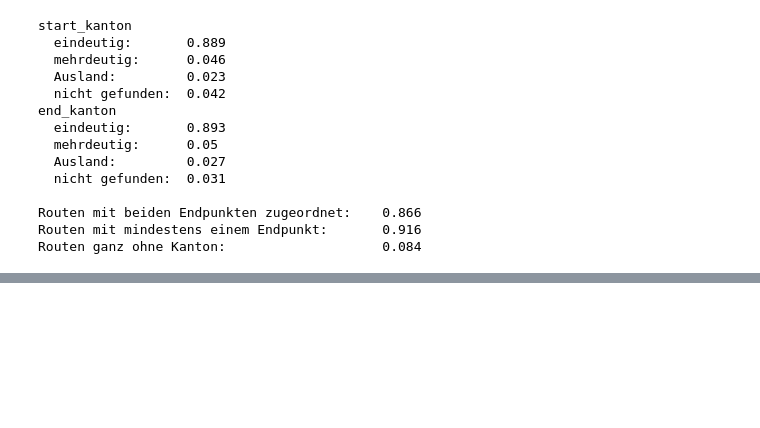
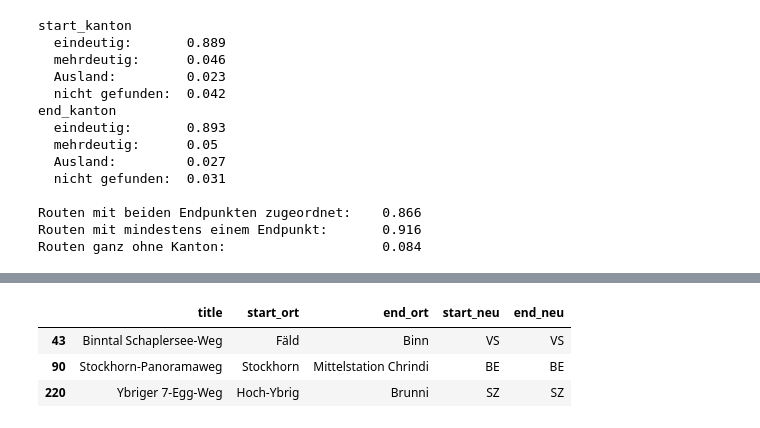
Before and after one commit to Simonblatt/CIP_HS2026_104, a Jupyter notebook: merging_results.ipynb, the cells around one changed output, grey strips where cells are left out. Cells and saved outputs as stored; diff of their text form; code cells hidden in the pictures; blank space fills up the shorter version.

```diff
--- a/merging_results.ipynb
+++ b/merging_results.ipynb
@@ -692,0 +875,4 @@ result.to_csv("result_kantone.csv", index=False)
+# %%
+for name in nicht_gefunden:
+    print(name, "→", kanton_swisstopo(name))
+    time.sleep(0.5)
@@ -692,0 +889,11 @@ result.to_csv("result_kantone.csv", index=False)
+# %%
+neu_ergebnis = {}
+for name in nicht_gefunden:
+    neu_ergebnis[name] = kanton_swisstopo(name)
+    time.sleep(0.5)
+
+for ort, kanton in [("start_ort", "start_kanton"), ("end_ort", "end_kanton")]:
+    maske = result[kanton].isna()
+    result.loc[maske, kanton] = result.loc[maske, ort].map(neu_ergebnis)
+
+stand()
@@ -692,0 +963,28 @@ result.to_csv("result_kantone.csv", index=False)
+# %%
+kandidaten_alle["Wasserfallen Bergstation"] = kandidaten("Wasserfallen") | kantone_swisstopo("Wasserfallen")
+
+def aufloesen_b(row):
+    s, e = row["start_kanton"], row["end_kanton"]
+    ks = kandidaten_alle.get(row["start_ort"], set())
+    ke = kandidaten_alle.get(row["end_ort"], set())
+
+    if s == "mehrdeutig" and e in ks:
+        s = e
+    if e == "mehrdeutig" and s in ke:
+        e = s
+    if s == "mehrdeutig" and e == "mehrdeutig":
+        gemeinsam = ks & ke
+        if len(gemeinsam) == 1:
+            s = e = gemeinsam.pop()
+    return pd.Series({"start_neu": s, "end_neu": e})
+
+vorschau = result.apply(aufloesen_b, axis=1)
+geaendert = (vorschau["start_neu"].fillna("") != result["start_kanton"].fillna("")) | \
+            (vorschau["end_neu"].fillna("") != result["end_kanton"].fillna(""))
+
+pd.concat([result.loc[geaendert, ["title", "start_ort", "end_ort"]], vorschau[geaendert]], axis=1)
+# %% [output]
+|  | title | start_ort | end_ort | start_neu | end_neu |
+| 43 | Binntal Schaplersee-Weg | Fäld | Binn | VS | VS |
+| 90 | Stockhorn-Panoramaweg | Stockhorn | Mittelstation Chrindi | BE | BE |
+| 220 | Ybriger 7-Egg-Weg | Hoch-Ybrig | Brunni | SZ | SZ |
```
Also changed, not shown: parts of 30 cells of this notebook, 1 other file.
